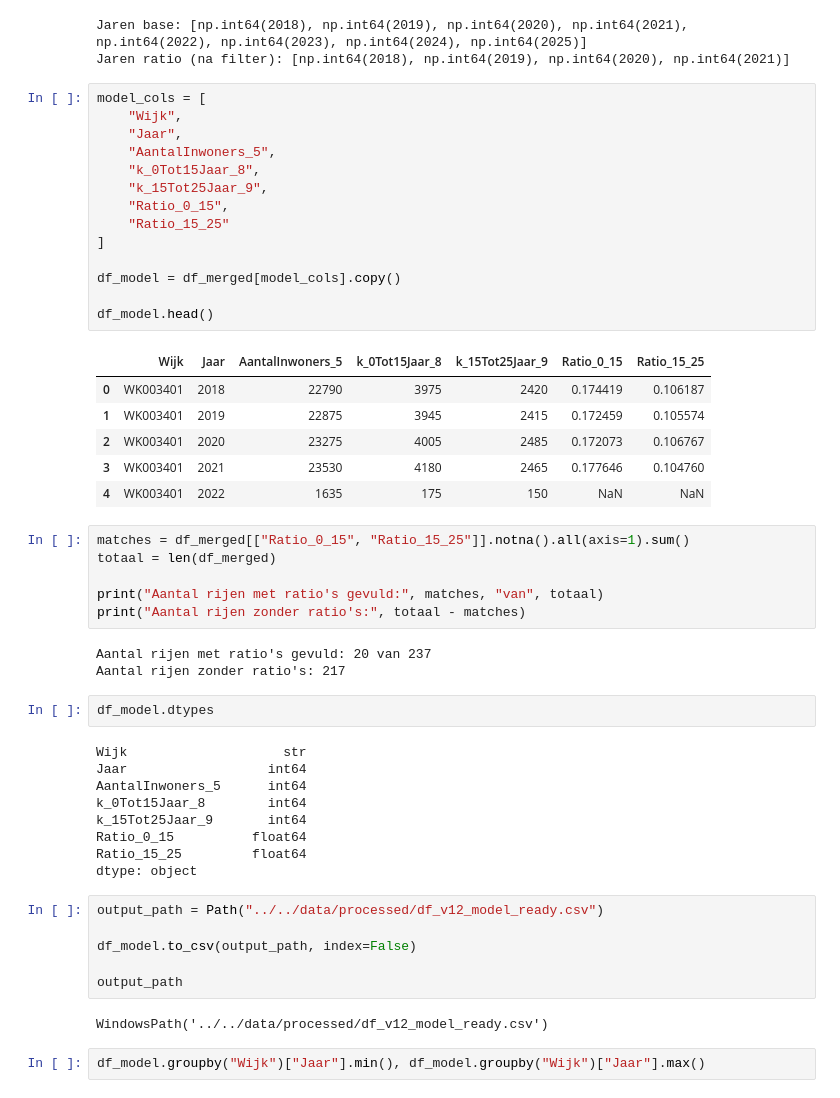
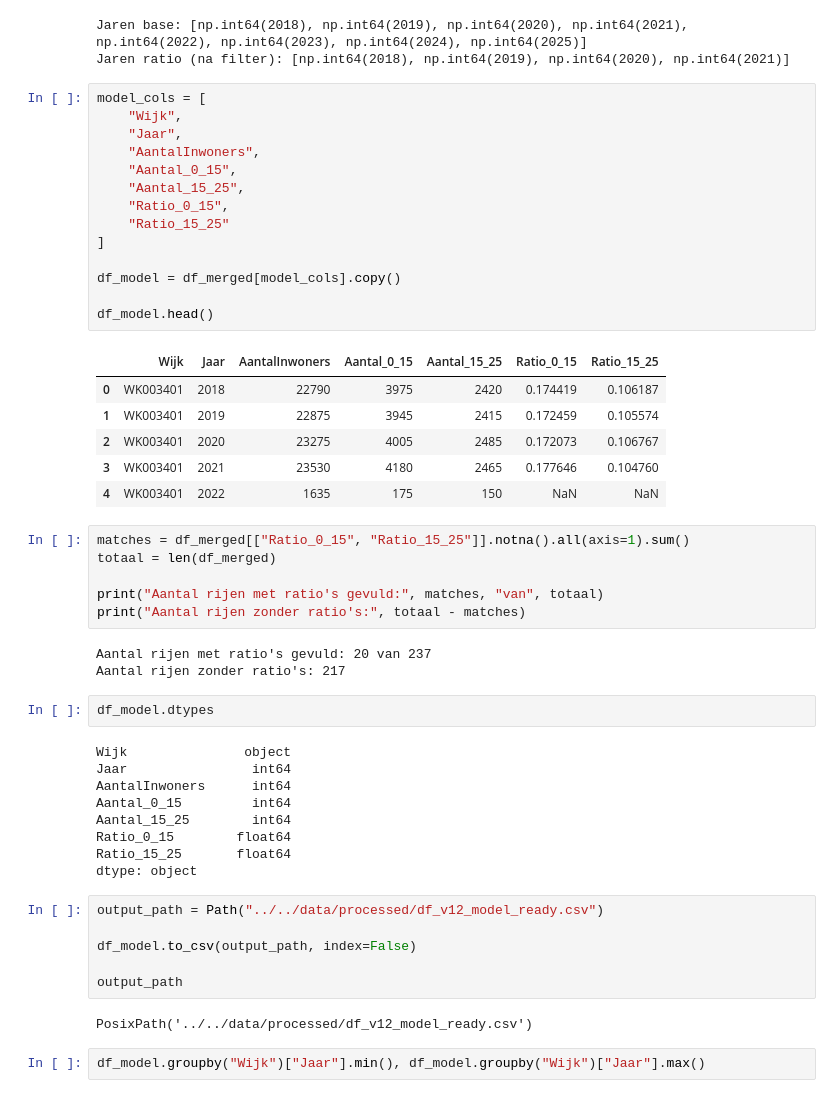
Before and after one commit to Ismael-991/almere-jeugd-voorspelling, a Jupyter notebook: notebooks/final/Gezamenlijke_notebook.ipynb, the cells around one changed output. Saved outputs shown, nothing was run; the diff lists cells and outputs as text.

```diff
--- a/notebooks/final/Gezamenlijke_notebook.ipynb
+++ b/notebooks/final/Gezamenlijke_notebook.ipynb
@@ -977,19 +985,19 @@ Jaren ratio (na filter): [np.int64(2018), np.int64(2019), np.int64(2020), np.int
 # %%
 model_cols = [
     "Wijk",
     "Jaar",
-    "AantalInwoners_5",
-    "k_0Tot15Jaar_8",
-    "k_15Tot25Jaar_9",
+    "AantalInwoners",
+    "Aantal_0_15",
+    "Aantal_15_25",
     "Ratio_0_15",
     "Ratio_15_25"
 ]
 
 df_model = df_merged[model_cols].copy()
 
 df_model.head()
 # %% [output]
-|  | Wijk | Jaar | AantalInwoners_5 | k_0Tot15Jaar_8 | k_15Tot25Jaar_9 | Ratio_0_15 | Ratio_15_25 |
+|  | Wijk | Jaar | AantalInwoners | Aantal_0_15 | Aantal_15_25 | Ratio_0_15 | Ratio_15_25 |
 | 0 | WK003401 | 2018 | 22790 | 3975 | 2420 | 0.174419 | 0.106187 |
 | 1 | WK003401 | 2019 | 22875 | 3945 | 2415 | 0.172459 | 0.105574 |
 | 2 | WK003401 | 2020 | 23275 | 4005 | 2485 | 0.172073 | 0.106767 |
@@ -1007,13 +1015,13 @@ Aantal rijen zonder ratio's: 217
 # %%
 df_model.dtypes
 # %% [output]
-Wijk                    str
-Jaar                  int64
-AantalInwoners_5      int64
-k_0Tot15Jaar_8        int64
-k_15Tot25Jaar_9       int64
-Ratio_0_15          float64
-Ratio_15_25         float64
+Wijk               object
+Jaar                int64
+AantalInwoners      int64
+Aantal_0_15         int64
+Aantal_15_25        int64
+Ratio_0_15        float64
+Ratio_15_25       float64
 dtype: object
 # %%
 output_path = Path("../../data/processed/df_v12_model_ready.csv")
@@ -1022,7 +1030,7 @@ df_model.to_csv(output_path, index=False)
 
 output_path
 # %% [output]
-WindowsPath('../../data/processed/df_v12_model_ready.csv')
+PosixPath('../../data/processed/df_v12_model_ready.csv')
 # %%
 df_model.groupby("Wijk")["Jaar"].min(), df_model.groupby("Wijk")["Jaar"].max()
 # %% [output]
```
Also changed, not shown: parts of 24 cells of this notebook, 5 other files.
